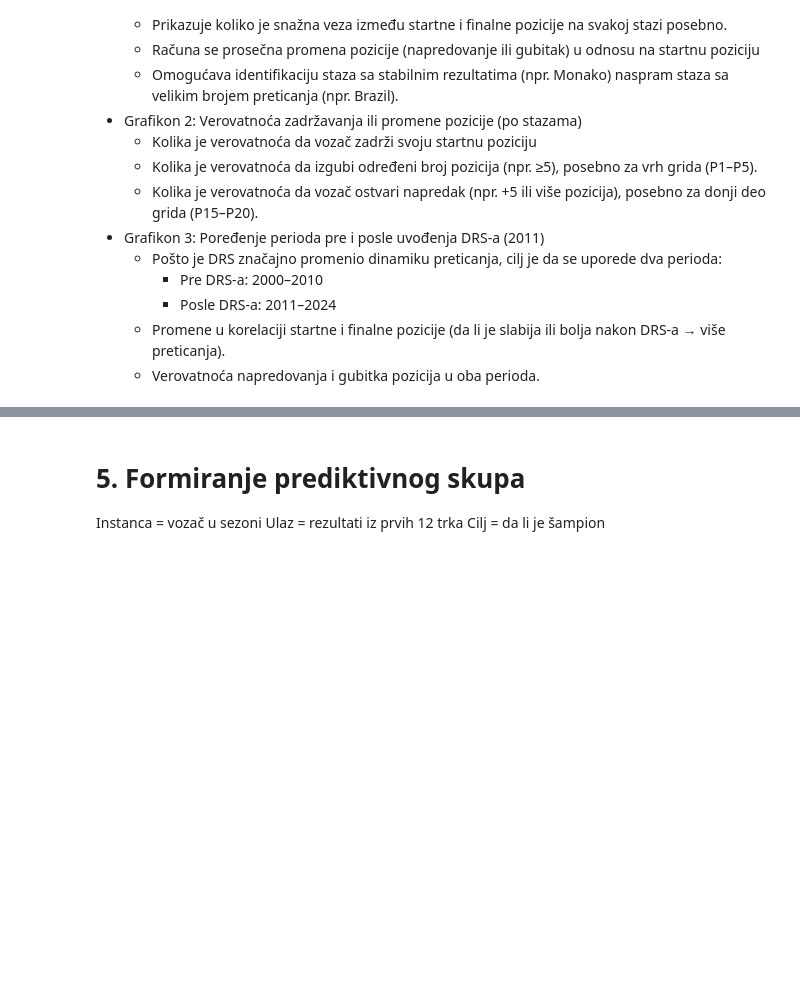
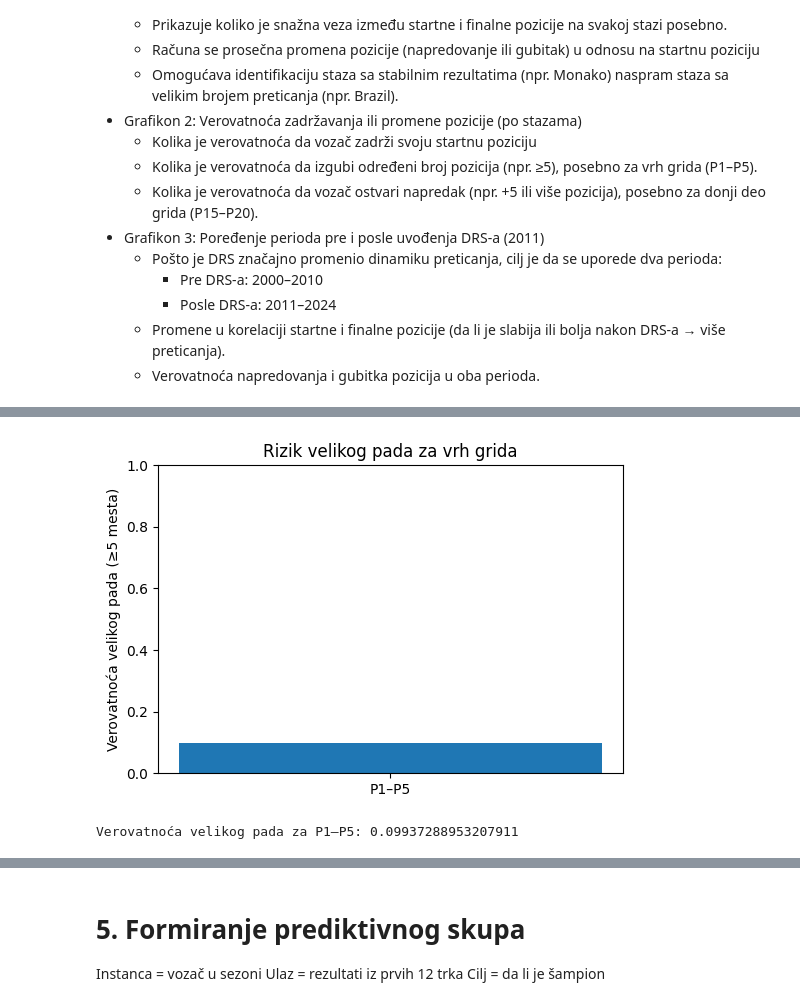
Before and after one commit to zelick/SIAP-F1-Analiza, a Jupyter notebook: SIAP_EDA_BaslineModel.ipynb, the cells around one changed output, grey strips where cells are left out. Cells and saved outputs as stored; diff of their text form; code cells hidden in the pictures; blank space fills up the shorter version.

```diff
--- a/SIAP_EDA_BaslineModel.ipynb
+++ b/SIAP_EDA_BaslineModel.ipynb
@@ -201,0 +325,26 @@ KeyError: 'is_champion'
+# %%
+df = results_clean.dropna(subset=["start_position","finish_position"]).copy()
+
+df["position_change"] = df["start_position"] - df["finish_position"]
+
+# samo vrh grida
+# uzemo samo vozace(ucesnike) koji su startovali sa pozicija 1-5
+top5 = df[df["start_position"] <= 5].copy()
+
+# veliki pad (izgubio 5 ili više mesta)
+top5["big_drop"] = top5["position_change"] <= -5
+
+#racunanje verovatnoće velikog pada
+prob_drop = top5["big_drop"].mean()
+
+plt.figure(figsize=(6,4))
+plt.bar(["P1–P5"], [prob_drop])
+plt.ylabel("Verovatnoća velikog pada (≥5 mesta)")
+plt.title("Rizik velikog pada za vrh grida")
+plt.ylim(0, 1)
+plt.show()
+
+print("Verovatnoća velikog pada za P1–P5:", prob_drop)
+# %% [output]
+[figure, added]
+Verovatnoća velikog pada za P1–P5: 0.09937288953207911
```
Also changed, not shown: parts of 24 cells of this notebook.
